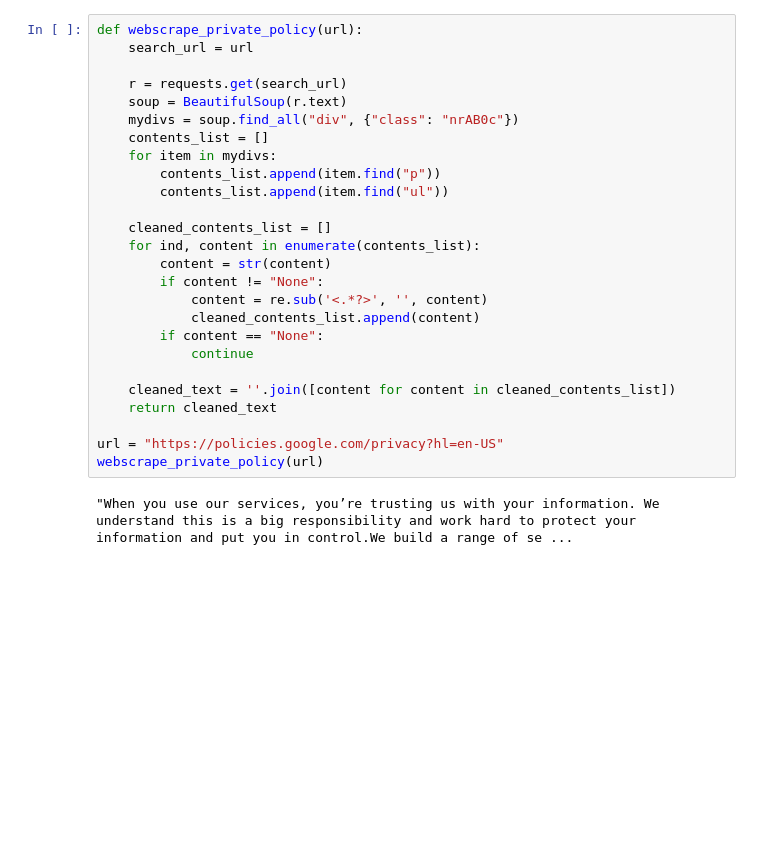
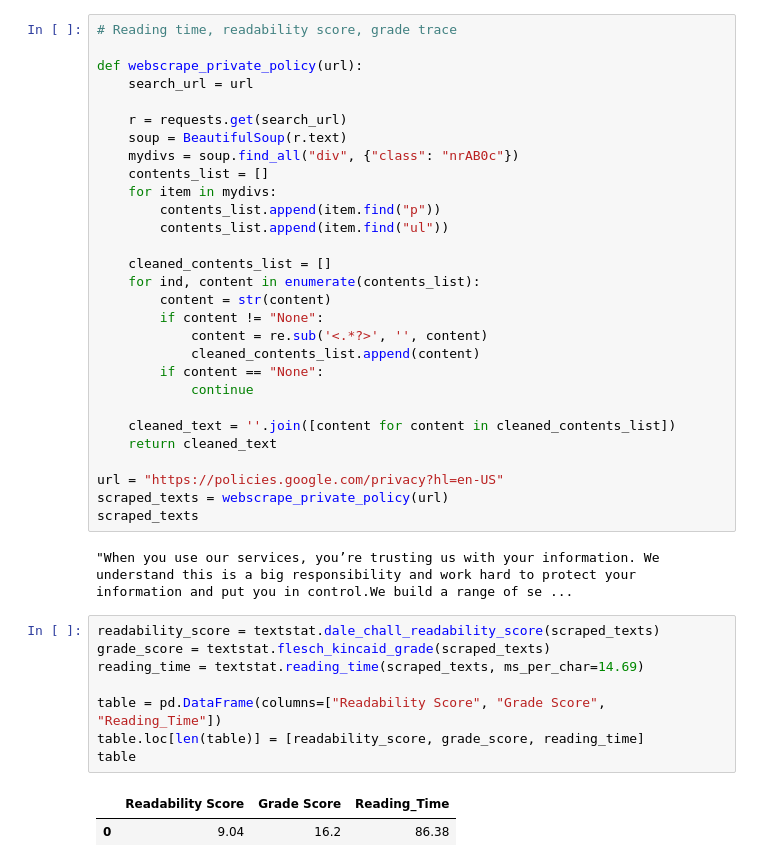
Before and after one commit to callysto/Data-Viz-of-the-Week, a Jupyter notebook: privacy-policies-readability.ipynb, the cells around one changed output. Saved outputs shown, nothing was run; the diff lists cells and outputs as text; blank space fills up the shorter version.

```diff
--- a/privacy-policies-readability.ipynb
+++ b/privacy-policies-readability.ipynb
@@ -299,6 +353,8 @@ fig.show()
 # %% [markdown]
 Below is an exmaple of web scarping on Google privacy policy.
 # %%
+# Reading time, readability score, grade trace
+
 def webscrape_private_policy(url):
     search_url = url
 
@@ -323,6 +379,18 @@ def webscrape_private_policy(url):
     return cleaned_text
 
 url = "https://policies.google.com/privacy?hl=en-US"
-webscrape_private_policy(url)
+scraped_texts = webscrape_private_policy(url)
+scraped_texts
 # %% [output]
 "When you use our services, you’re trusting us with your information. We understand this is a big responsibility and work hard to protect your information and put you in control.We build a range of se ...
+# %%
+readability_score = textstat.dale_chall_readability_score(scraped_texts)
+grade_score = textstat.flesch_kincaid_grade(scraped_texts)
+reading_time = textstat.reading_time(scraped_texts, ms_per_char=14.69)
+
+table = pd.DataFrame(columns=["Readability Score", "Grade Score", "Reading_Time"])
+table.loc[len(table)] = [readability_score, grade_score, reading_time]
+table
+# %% [output]
+|  | Readability Score | Grade Score | Reading_Time |
+| 0 | 9.04 | 16.2 | 86.38 |
```
Also changed, not shown: parts of 9 cells of this notebook.
